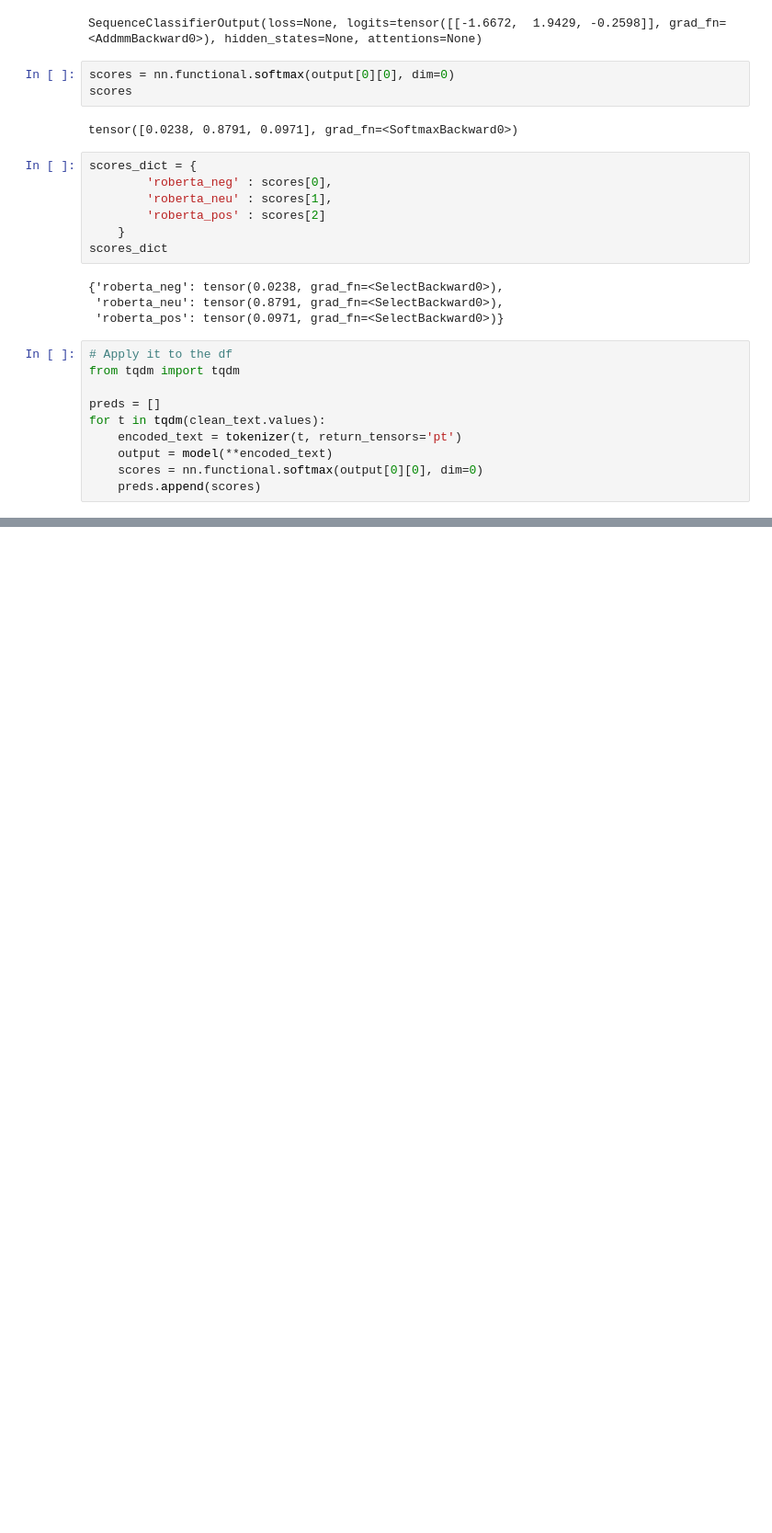
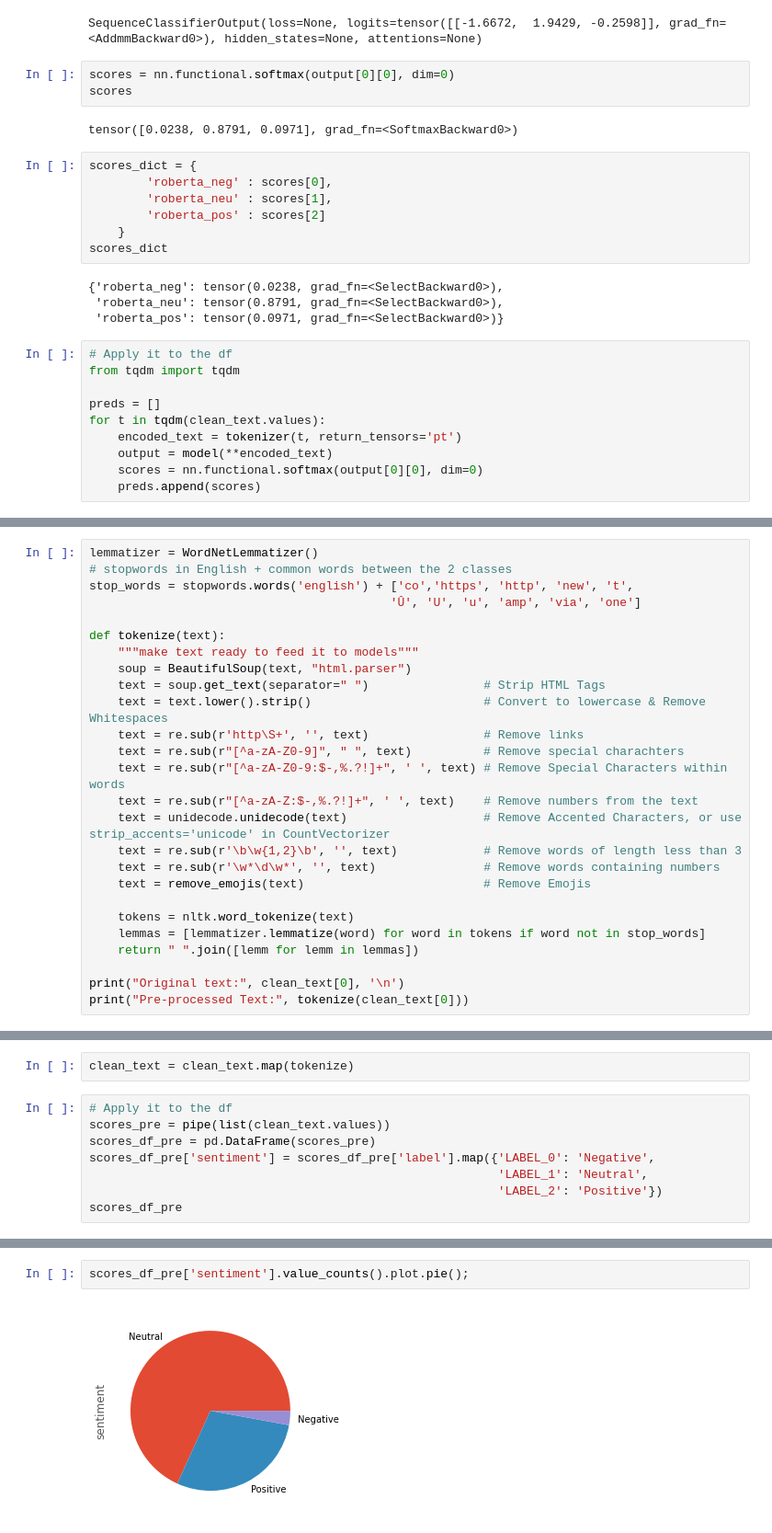
Before and after one commit to jrreda/Scraping, a Jupyter notebook: Avatar2_Tweets_Sentiment_Analysis.ipynb, the cells around one changed output, grey strips where cells are left out. Shown at 92% size. Cells and saved outputs as stored; diff of their text form; blank space fills up the shorter version.

Commit message:
try preprocessed data

```diff
--- a/Avatar2_Tweets_Sentiment_Analysis.ipynb
+++ b/Avatar2_Tweets_Sentiment_Analysis.ipynb
@@ -312,0 +376,26 @@ for t in tqdm(clean_text.values):
+# %%
+lemmatizer = WordNetLemmatizer()
+# stopwords in English + common words between the 2 classes
+stop_words = stopwords.words('english') + ['co','https', 'http', 'new', 't',
+                                          'Û', 'U', 'u', 'amp', 'via', 'one']
+
+def tokenize(text):
+    """make text ready to feed it to models"""
+    soup = BeautifulSoup(text, "html.parser")
+    text = soup.get_text(separator=" ")                # Strip HTML Tags
+    text = text.lower().strip()                        # Convert to lowercase & Remove Whitespaces
+    text = re.sub(r'http\S+', '', text)                # Remove links
+    text = re.sub(r"[^a-zA-Z0-9]", " ", text)          # Remove special charachters
+    text = re.sub(r"[^a-zA-Z0-9:$-,%.?!]+", ' ', text) # Remove Special Characters within words
+    text = re.sub(r"[^a-zA-Z:$-,%.?!]+", ' ', text)    # Remove numbers from the text
+    text = unidecode.unidecode(text)                   # Remove Accented Characters, or use strip_accents='unicode' in CountVectorizer
+    text = re.sub(r'\b\w{1,2}\b', '', text)            # Remove words of length less than 3
+    text = re.sub(r'\w*\d\w*', '', text)               # Remove words containing numbers
+    text = remove_emojis(text)                         # Remove Emojis
+
+    tokens = nltk.word_tokenize(text)
+    lemmas = [lemmatizer.lemmatize(word) for word in tokens if word not in stop_words]
+    return " ".join([lemm for lemm in lemmas])
+
+print("Original text:", clean_text[0], '\n')
+print("Pre-processed Text:", tokenize(clean_text[0]))
@@ -312,0 +406,10 @@ for t in tqdm(clean_text.values):
+# %%
+clean_text = clean_text.map(tokenize)
+# %%
+# Apply it to the df
+scores_pre = pipe(list(clean_text.values))
+scores_df_pre = pd.DataFrame(scores_pre)
+scores_df_pre['sentiment'] = scores_df_pre['label'].map({'LABEL_0': 'Negative',
+                                                         'LABEL_1': 'Neutral',
+                                                         'LABEL_2': 'Positive'})
+scores_df_pre
@@ -312,0 +430,4 @@ for t in tqdm(clean_text.values):
+# %%
+scores_df_pre['sentiment'].value_counts().plot.pie();
+# %% [output]
+[figure, added]
```
Also changed, not shown: parts of 12 cells of this notebook.
